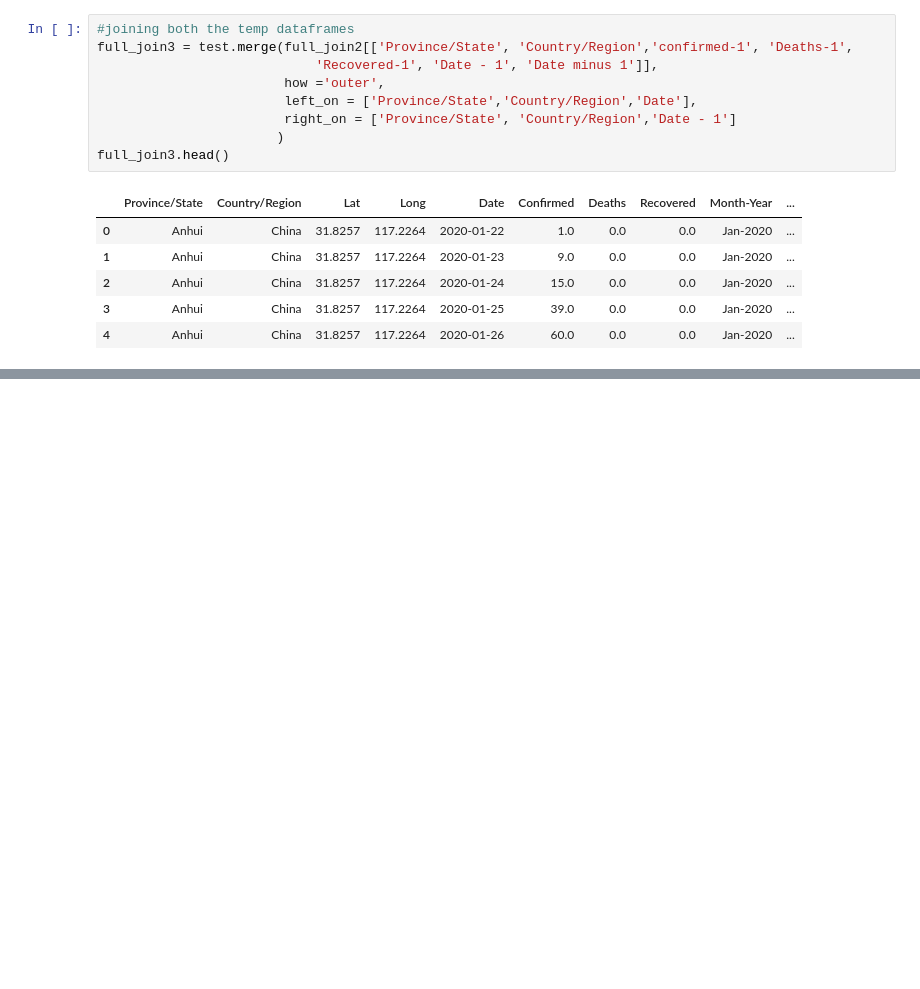
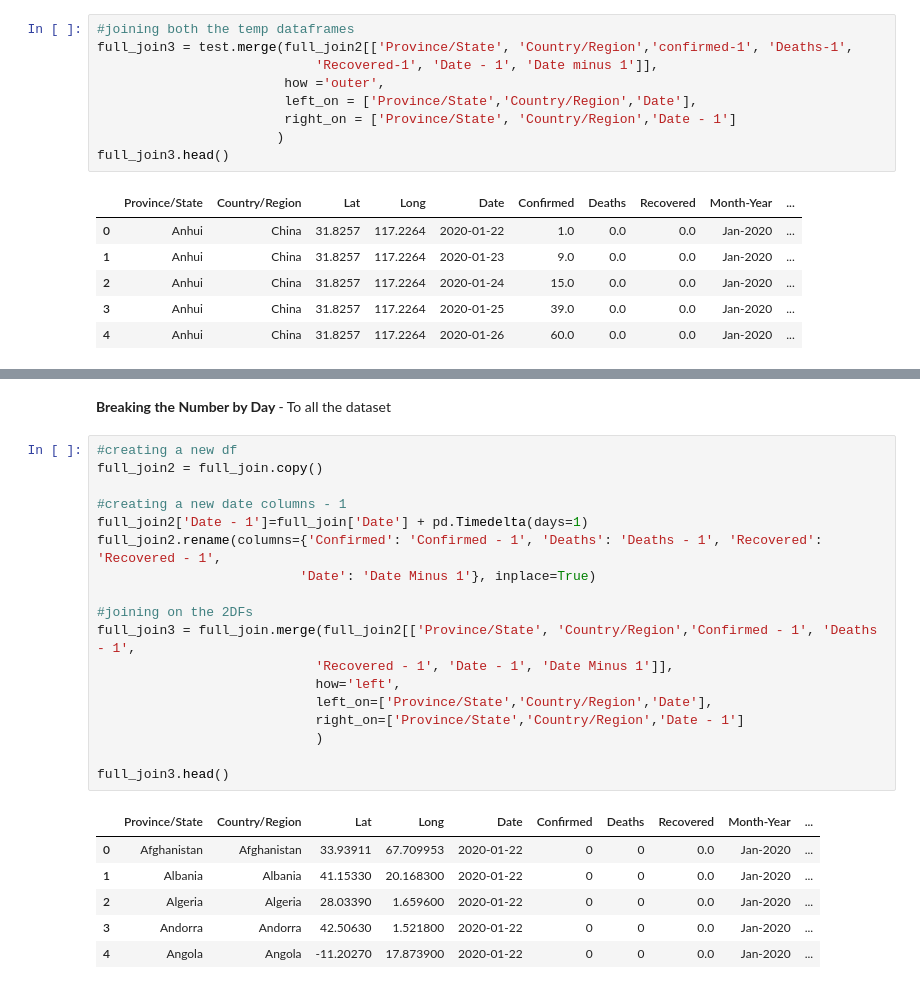
Before and after one commit to udaytak/CoronaVirus-Evolution-PowerBI, a Jupyter notebook: Corona Virus BI Project.ipynb, the cells around one changed output, grey strips where cells are left out. Saved outputs shown, nothing was run; the diff lists cells and outputs as text; blank space fills up the shorter version.

Commit message:
Breaking the Number by Day for all dataset

```diff
--- a/Corona Virus BI Project.ipynb
+++ b/Corona Virus BI Project.ipynb
@@ -322,0 +329,27 @@ full_join3['Confirmed Daily']=full
+# %% [markdown]
+<b> Breaking the Number by Day </b> - To all the dataset
+# %%
+#creating a new df
+full_join2 = full_join.copy()
+
+#creating a new date columns - 1
+full_join2['Date - 1']=full_join['Date'] + pd.Timedelta(days=1)
+full_join2.rename(columns={'Confirmed': 'Confirmed - 1', 'Deaths': 'Deaths - 1', 'Recovered': 'Recovered - 1',
+                          'Date': 'Date Minus 1'}, inplace=True)
+
+#joining on the 2DFs
+full_join3 = full_join.merge(full_join2[['Province/State', 'Country/Region','Confirmed - 1', 'Deaths - 1',
+                            'Recovered - 1', 'Date - 1', 'Date Minus 1']],
+                            how='left',
+                            left_on=['Province/State','Country/Region','Date'],
+                            right_on=['Province/State','Country/Region','Date - 1']
+                            )
+
+full_join3.head()
+# %% [output]
+|  | Province/State | Country/Region | Lat | Long | Date | Confirmed | Deaths | Recovered | Month-Year | ... |
+| 0 | Afghanistan | Afghanistan | 33.93911 | 67.709953 | 2020-01-22 | 0 | 0 | 0.0 | Jan-2020 | ... |
+| 1 | Albania | Albania | 41.15330 | 20.168300 | 2020-01-22 | 0 | 0 | 0.0 | Jan-2020 | ... |
+| 2 | Algeria | Algeria | 28.03390 | 1.659600 | 2020-01-22 | 0 | 0 | 0.0 | Jan-2020 | ... |
+| 3 | Andorra | Andorra | 42.50630 | 1.521800 | 2020-01-22 | 0 | 0 | 0.0 | Jan-2020 | ... |
+| 4 | Angola | Angola | -11.20270 | 17.873900 | 2020-01-22 | 0 | 0 | 0.0 | Jan-2020 | ... |
```
Also changed, not shown: parts of 3 cells of this notebook.
